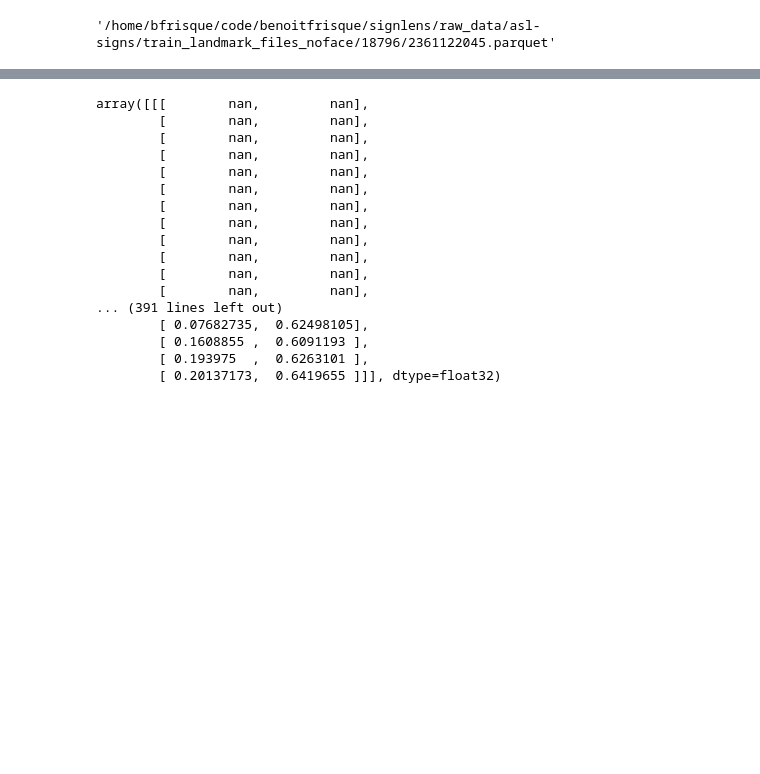
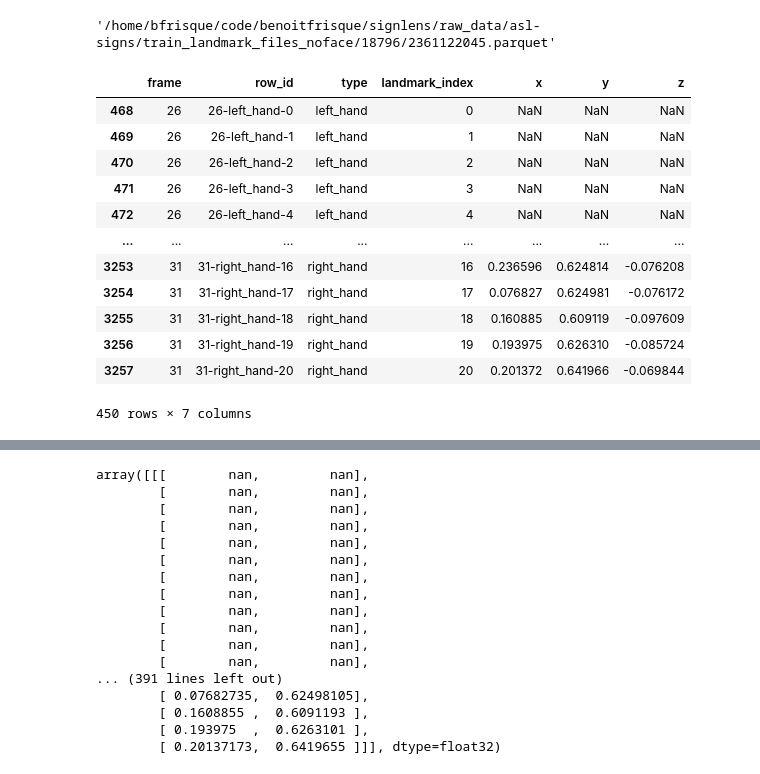
Before and after one commit to benoitfrisque/signlens, a Jupyter notebook: notebooks/Benoit/load_json_with_filtering.ipynb, the cells around one changed output, grey strips where cells are left out. Drawn from its saved outputs; the diff is of its cells as text; code cells hidden in the pictures; blank space fills up the shorter version.

```diff
--- a/notebooks/Benoit/load_json_with_filtering.ipynb
+++ b/notebooks/Benoit/load_json_with_filtering.ipynb
@@ -36,3 +36,20 @@ pq_path = pq_files.iloc[0]
 pq_path
 # %% [output]
 '/home/bfrisque/code/benoitfrisque/signlens/raw_data/asl-signs/train_landmark_files_noface/18796/2361122045.parquet'
+# %%
+landmarks_df = pd.read_parquet(pq_path)
+landmarks_df
+# %% [output]
+|  | frame | row_id | type | landmark_index | x | y | z |
+| 468 | 26 | 26-left_hand-0 | left_hand | 0 | NaN | NaN | NaN |
+| 469 | 26 | 26-left_hand-1 | left_hand | 1 | NaN | NaN | NaN |
+| 470 | 26 | 26-left_hand-2 | left_hand | 2 | NaN | NaN | NaN |
+| 471 | 26 | 26-left_hand-3 | left_hand | 3 | NaN | NaN | NaN |
+| 472 | 26 | 26-left_hand-4 | left_hand | 4 | NaN | NaN | NaN |
+| ... | ... | ... | ... | ... | ... | ... | ... |
+| 3253 | 31 | 31-right_hand-16 | right_hand | 16 | 0.236596 | 0.624814 | -0.076208 |
+| 3254 | 31 | 31-right_hand-17 | right_hand | 17 | 0.076827 | 0.624981 | -0.076172 |
+| 3255 | 31 | 31-right_hand-18 | right_hand | 18 | 0.160885 | 0.609119 | -0.097609 |
+| 3256 | 31 | 31-right_hand-19 | right_hand | 19 | 0.193975 | 0.626310 | -0.085724 |
+| 3257 | 31 | 31-right_hand-20 | right_hand | 20 | 0.201372 | 0.641966 | -0.069844 |
+450 rows × 7 columns
```
Also changed, not shown: parts of 4 cells of this notebook, 2 other files.
